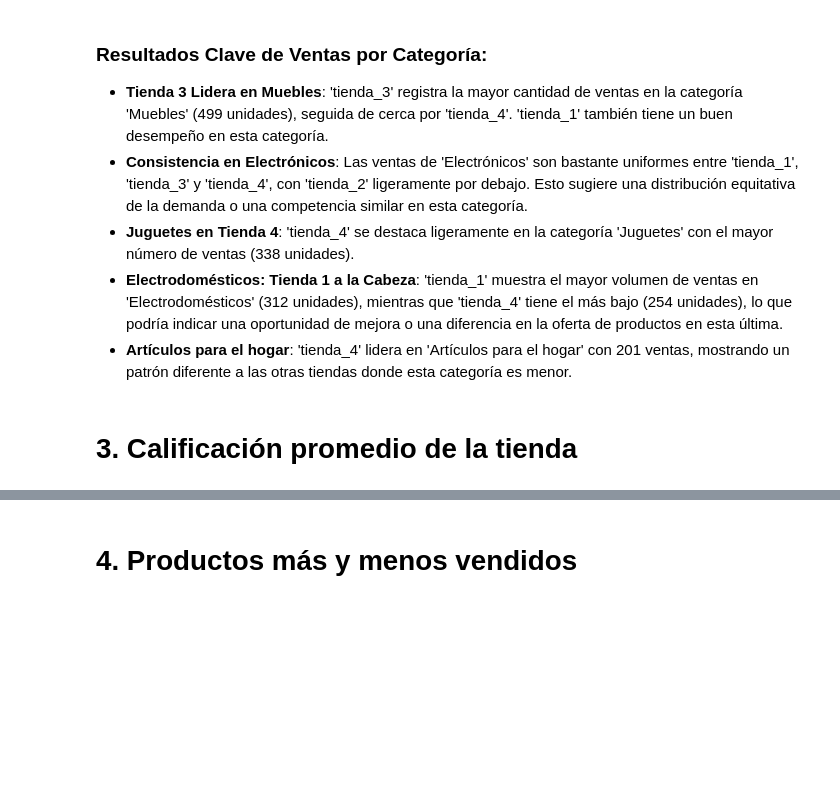
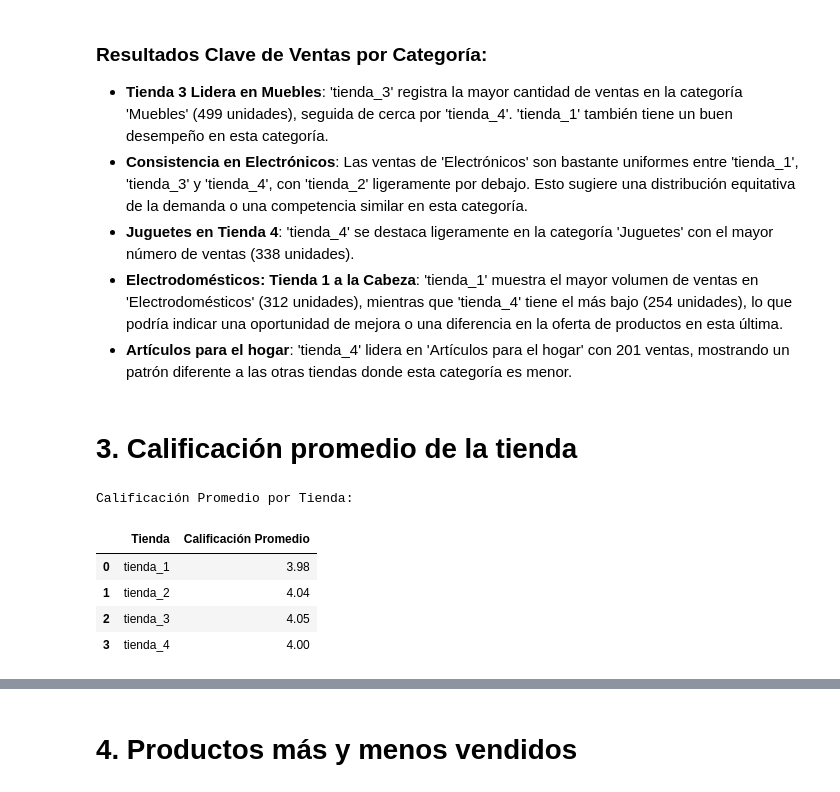
Before and after one commit to LenninTemoche/Challenge-Alura-Store-One-DS, a Jupyter notebook: AluraStoreLatam.ipynb, the cells around one changed output, grey strips where cells are left out. Saved outputs shown, nothing was run; the diff lists cells and outputs as text; code cells hidden in the pictures; blank space fills up the shorter version.

```diff
--- a/AluraStoreLatam.ipynb
+++ b/AluraStoreLatam.ipynb
@@ -389,3 +389,20 @@ plt.show()
 *   **Artículos para el hogar**: 'tienda_4' lidera en 'Artículos para el hogar' con 201 ventas, mostrando un patrón diferente a las otras tiendas donde esta categoría es menor.
 # %% [markdown]
 # 3. Calificación promedio de la tienda
+# %%
+calificacion_promedio = {}
+for i, tienda_df in enumerate([tienda_1, tienda_2, tienda_3, tienda_4]):
+    store_name = f'tienda_{i+1}'
+    calificacion_promedio[store_name] = tienda_df['Calificación'].mean().round(2)
+
+calificacion_promedio_df = pd.DataFrame(list(calificacion_promedio.items()), columns=['Tienda', 'Calificación Promedio'])
+
+print("Calificación Promedio por Tienda:")
+display(calificacion_promedio_df)
+# %% [output]
+Calificación Promedio por Tienda:
+|  | Tienda | Calificación Promedio |
+| 0 | tienda_1 | 3.98 |
+| 1 | tienda_2 | 4.04 |
+| 2 | tienda_3 | 4.05 |
+| 3 | tienda_4 | 4.00 |
```
Also changed, not shown: parts of 3 cells of this notebook.
